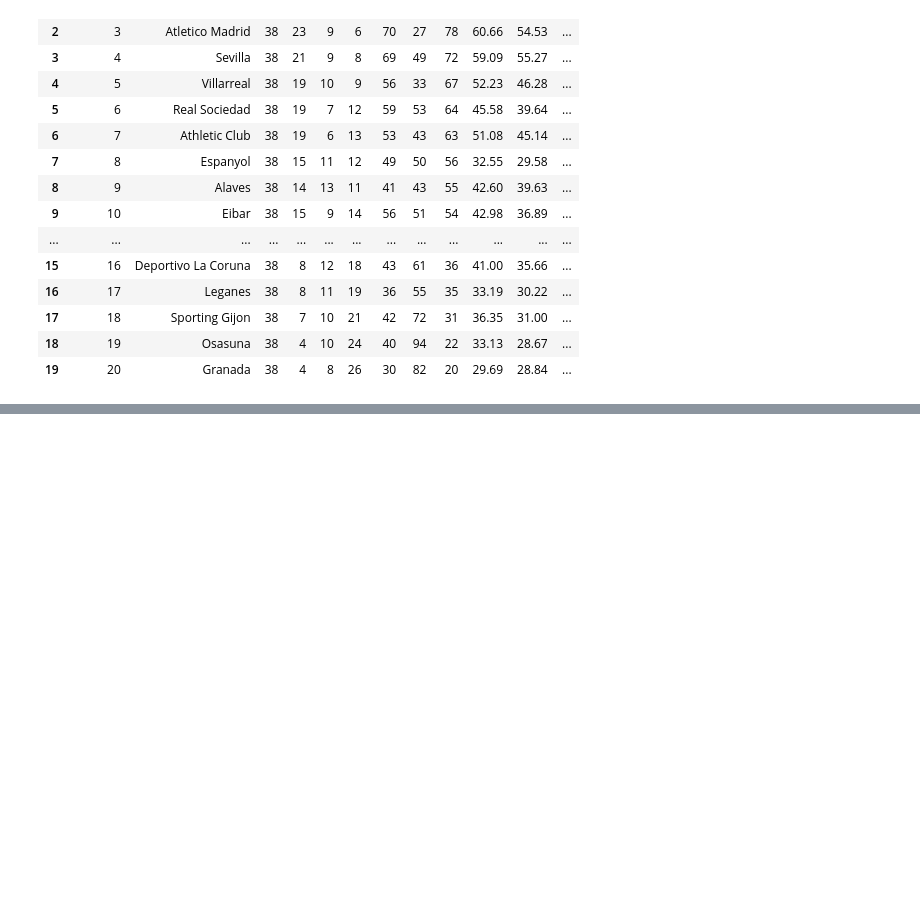
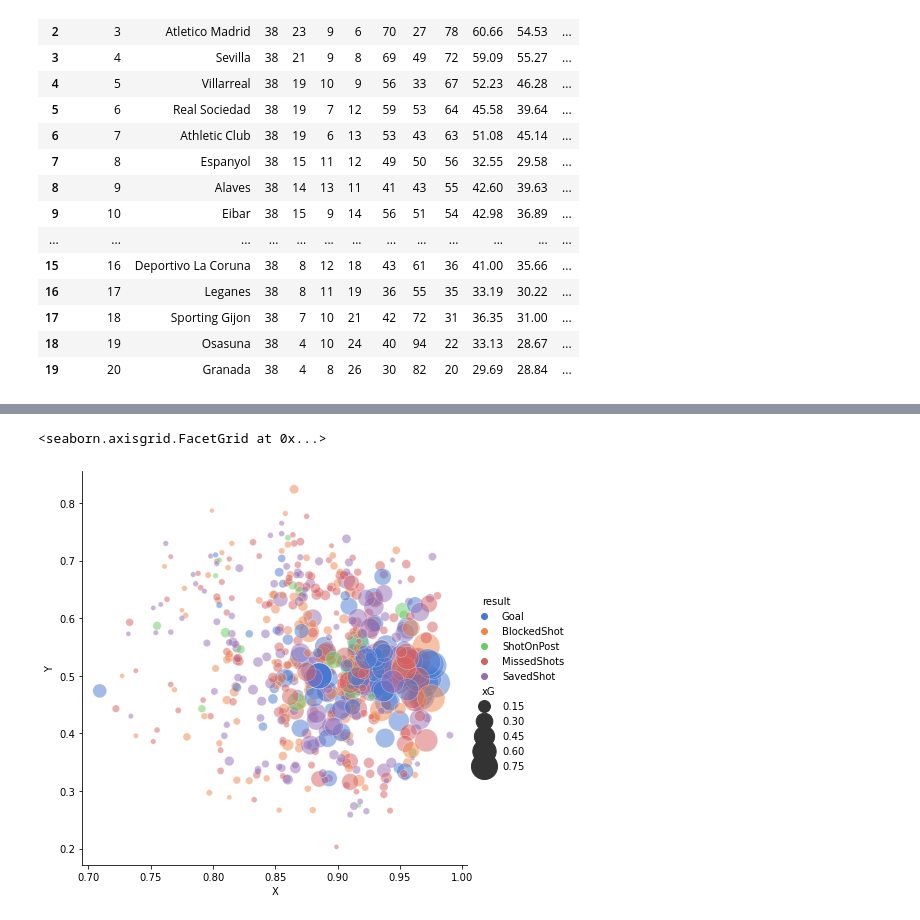
Before and after one commit to victorballesteros8/understat-futbol, a Jupyter notebook: Understat.ipynb, the cells around one changed output, grey strips where cells are left out. Cells and saved outputs as stored; diff of their text form; code cells hidden in the pictures; blank space fills up the shorter version.

```diff
--- a/Understat.ipynb
+++ b/Understat.ipynb
@@ -590,0 +783,22 @@ comparacion_equipos(4, ("Atleti", "Real Madrid 2017/18", "Liverpool 2018/19", "B
+# %%
+identificadores = {}
+for id in range(len(data)):
+    identificadores[data[id]['id']] = data[id]['id']
+
+#identificadores
+# %%
+columns = []
+for id in data[0].keys():
+    columns = list(data[0].keys())
+
+#columns
+# %%
+tabla = {}
+for id, identificador in identificadores.items():
+    datos_id = []
+    for row in data:
+        datos_id.append(list(row.values()))
+
+    df = pd.DataFrame(datos_id, columns=columns)
+    tabla[identificador] = df
+df
@@ -590,0 +819,13 @@ comparacion_equipos(4, ("Atleti", "Real Madrid 2017/18", "Liverpool 2018/19", "B
+# %%
+#Para poder hacer las gráficas que queremos realizar, convertimos las columnas en números reales
+df['xG'] = df['xG'].astype('float64')
+df['X'] = df['X'].astype('float64')
+df['Y'] = df['Y'].astype('float64')
+# %%
+#Gráfica de los disparos, clasificando por resultado y modificando su tamaño según el xG
+sns.relplot(x="X", y="Y", hue="result", size="xG",
+            sizes=(20, 800), alpha=.5, palette="muted",
+            height=6, data=df)
+# %% [output]
+<seaborn.axisgrid.FacetGrid at 0x...>
+[figure, added]
```
Also changed, not shown: parts of 40 cells of this notebook.
